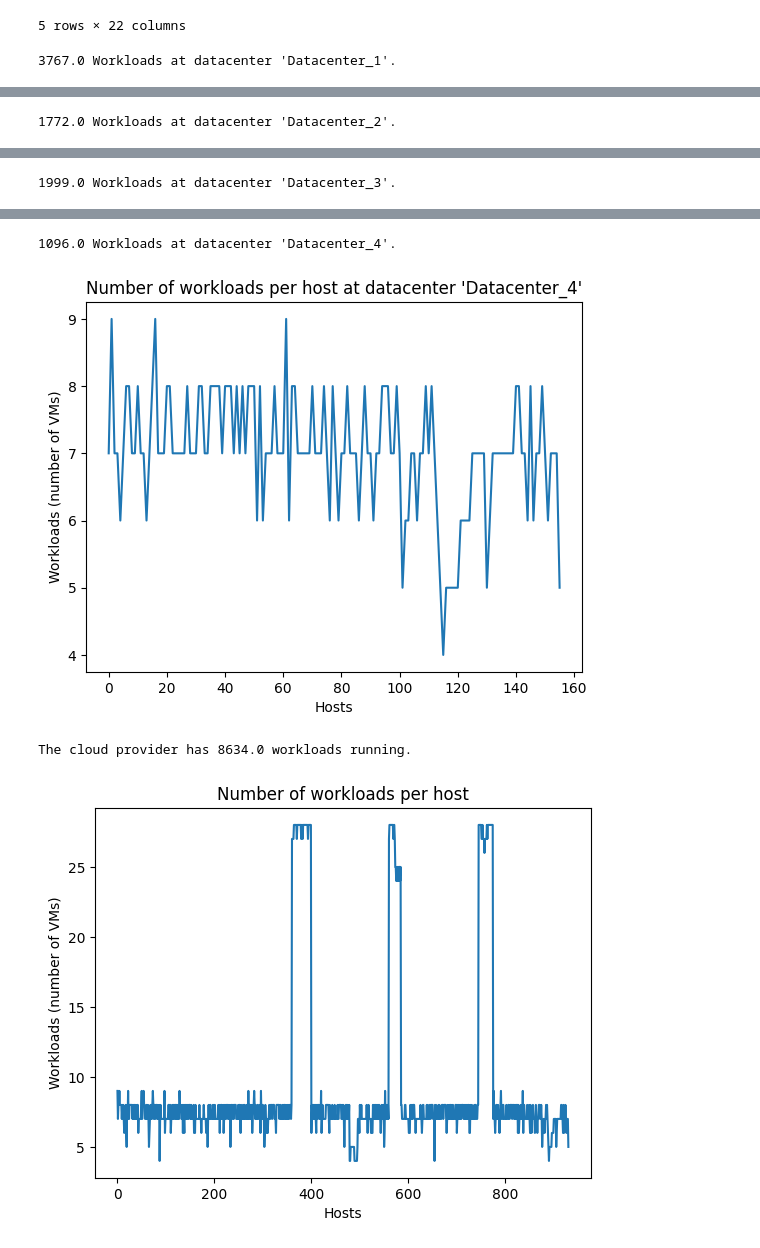
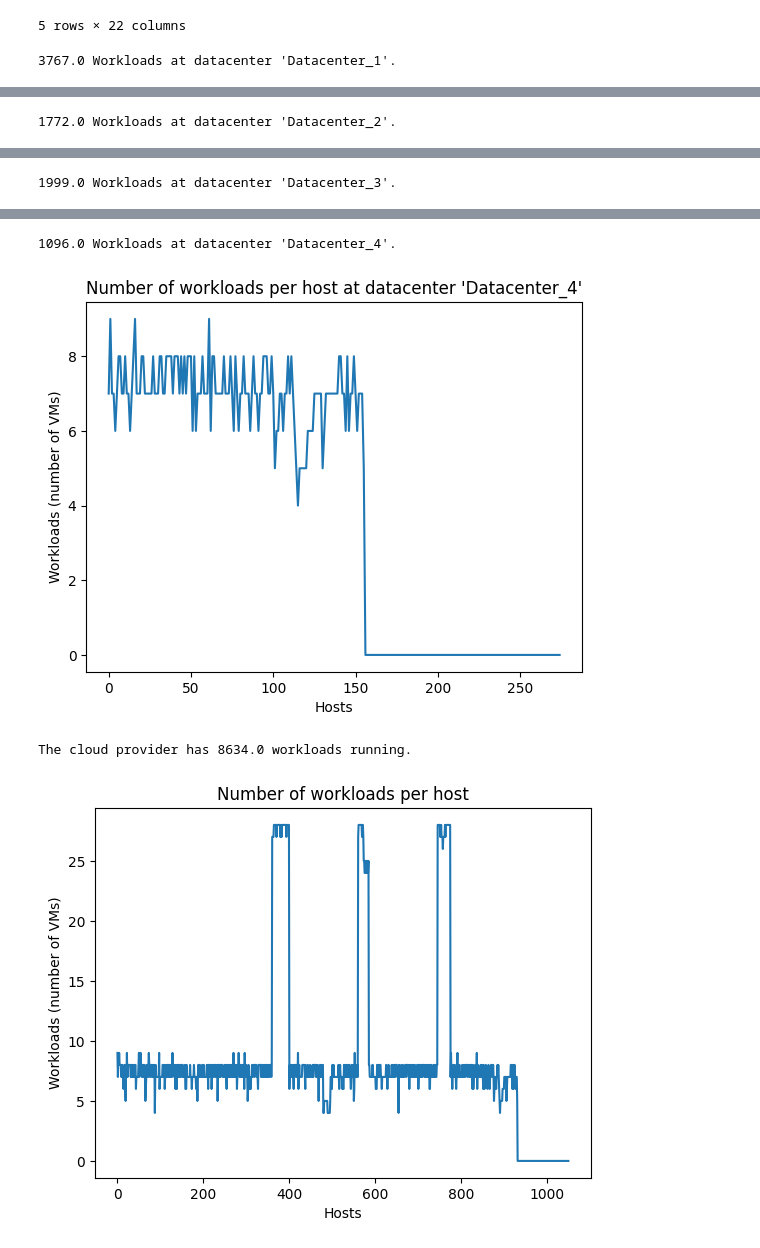
Before and after one commit to KhalidAFarah/cloud-energy-efficiency, a Jupyter notebook: visualization/workload_placement.ipynb, the cells around one changed output, grey strips where cells are left out. Drawn from its saved outputs; the diff is of its cells as text; code cells hidden in the pictures.

Commit message:
Better workload placment analysis

```diff
--- a/visualization/workload_placement.ipynb
+++ b/visualization/workload_placement.ipynb
@@ -26,32 +26,35 @@ for i in range(len(labels)):
         if pd.notna(sample['vms']):
             workload_per_host = np.append(workload_per_host, len(sample['vms'].split(":"))-1)
             workload_per_datacenter_per_host = np.append(workload_per_datacenter_per_host, len(sample['vms'].split(":"))-1)
+        else:
+            workload_per_host = np.append(workload_per_host, 0)
+            workload_per_datacenter_per_host = np.append(workload_per_datacenter_per_host, 0)
     workload_per_datacenter = np.append(workload_per_datacenter, sum(workload_per_datacenter_per_host))
 
     print(f"{sum(workload_per_datacenter_per_host)} Workloads at datacenter '{labels[i]}'.")
     plt.plot(np.arange(len(workload_per_datacenter_per_host)), workload_per_datacenter_per_host, label="Workloads per host")
     plt.xlabel("Hosts")
     plt.ylabel("Workloads (number of VMs)")
     plt.title(f"Number of workloads per host at datacenter '{labels[i]}'")
     #plt.legend()
     plt.show()
 
 print(f"The cloud provider has {sum(workload_per_datacenter)} workloads running.")
 
 plt.plot(np.arange(len(workload_per_host)), workload_per_host, label="Workloads per host")
 plt.xlabel("Hosts")
 plt.ylabel("Workloads (number of VMs)")
 plt.title("Number of workloads per host")
 #plt.legend()
 plt.show()
 # %% [output]
 3767.0 Workloads at datacenter 'Datacenter_1'.
 [figure]
 1772.0 Workloads at datacenter 'Datacenter_2'.
 [figure]
 1999.0 Workloads at datacenter 'Datacenter_3'.
 [figure]
 1096.0 Workloads at datacenter 'Datacenter_4'.
-[figure, old version]
+[figure, new version]
 The cloud provider has 8634.0 workloads running.
-[figure, old version]
+[figure, new version]
```
